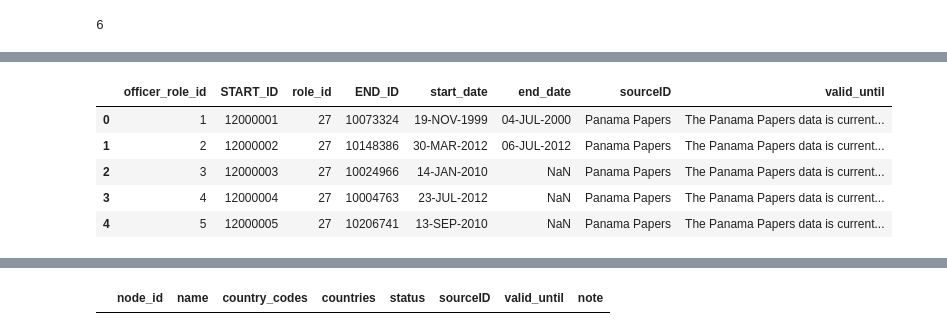
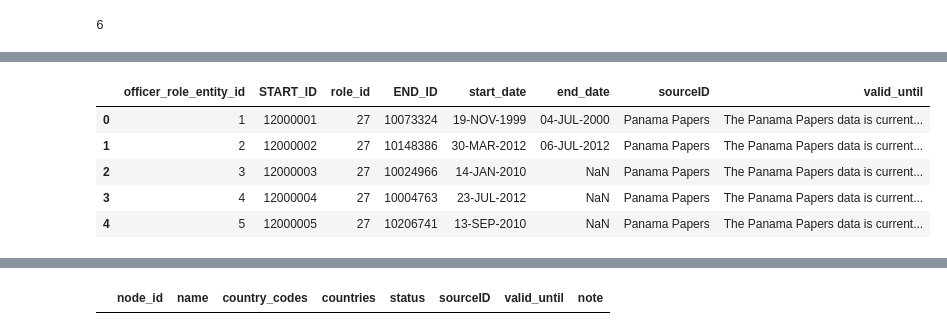
Before and after one commit to dimcel/Panama_papers_SQL, a Jupyter notebook: project.ipynb, the cells around one changed output, grey strips where cells are left out. Cells and saved outputs as stored; diff of their text form; code cells hidden in the pictures.

```diff
--- a/project.ipynb
+++ b/project.ipynb
@@ -550,5 +550,6 @@ tmp[~tmp['END_ID'].astype(str).str.startswith('10')].shape[0]
 # %% [output]
 6
 # %%
-tmp[~tmp['END_ID'].astype(str).str.startswith('10')]
+officers_roles_entities = tmp[tmp['END_ID'].astype(str).str.startswith('10')].copy()
+officers_roles_entities.head()
 # %% [output]
@@ -589,7 +603,9 @@ roles_officers_2.insert(0, 'officer_role_id', range(1, 1 + len(roles_officers_2)
+# %%
+officers_roles_entities.insert(0, 'officer_role_entity_id', range(1, 1 + len(officers_roles_entities)))
 # %%
-roles_officers_2.head()
+officers_roles_entities.head()
 # %% [output]
-|  | officer_role_id | START_ID | role_id | END_ID | start_date | end_date | sourceID | valid_until |
+|  | officer_role_entity_id | START_ID | role_id | END_ID | start_date | end_date | sourceID | valid_until |
 | 0 | 1 | 12000001 | 27 | 10073324 | 19-NOV-1999 | 04-JUL-2000 | Panama Papers | The Panama Papers data is current... |
 | 1 | 2 | 12000002 | 27 | 10148386 | 30-MAR-2012 | 06-JUL-2012 | Panama Papers | The Panama Papers data is current... |
 | 2 | 3 | 12000003 | 27 | 10024966 | 14-JAN-2010 | NaN | Panama Papers | The Panama Papers data is current... |
```
Also changed, not shown: parts of 22 cells of this notebook, 2 other files.
